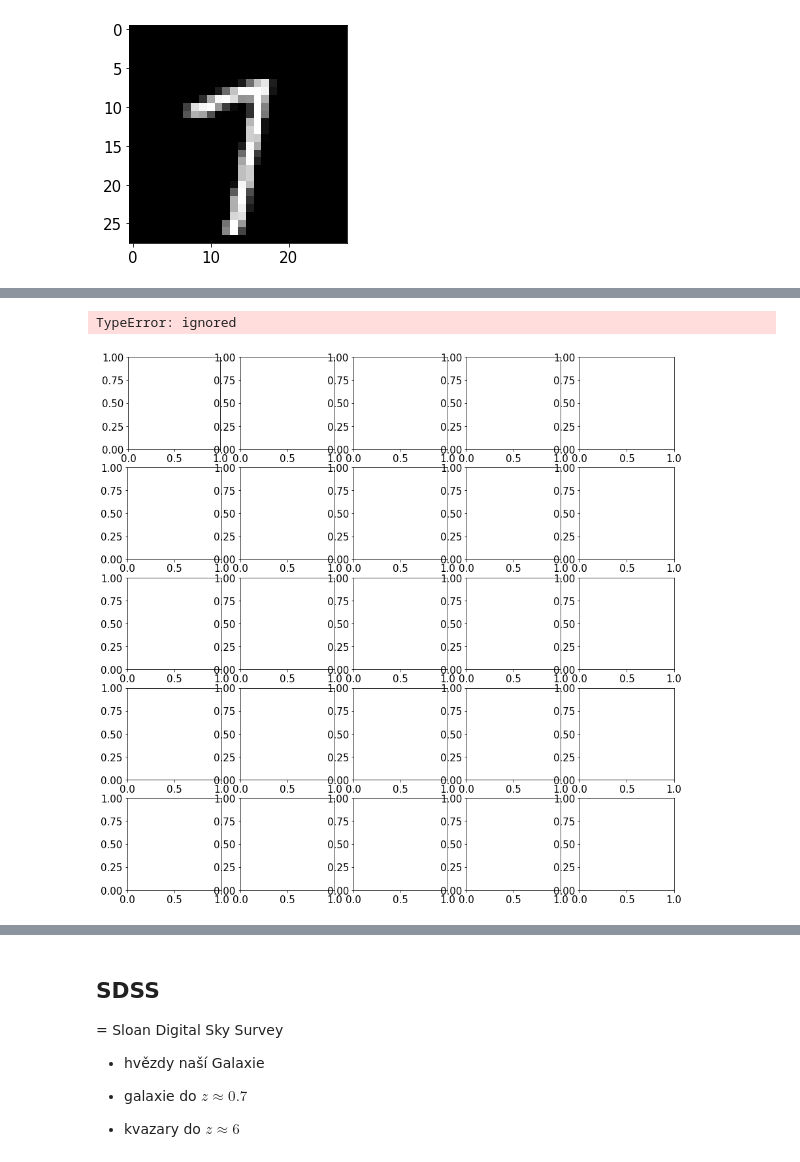
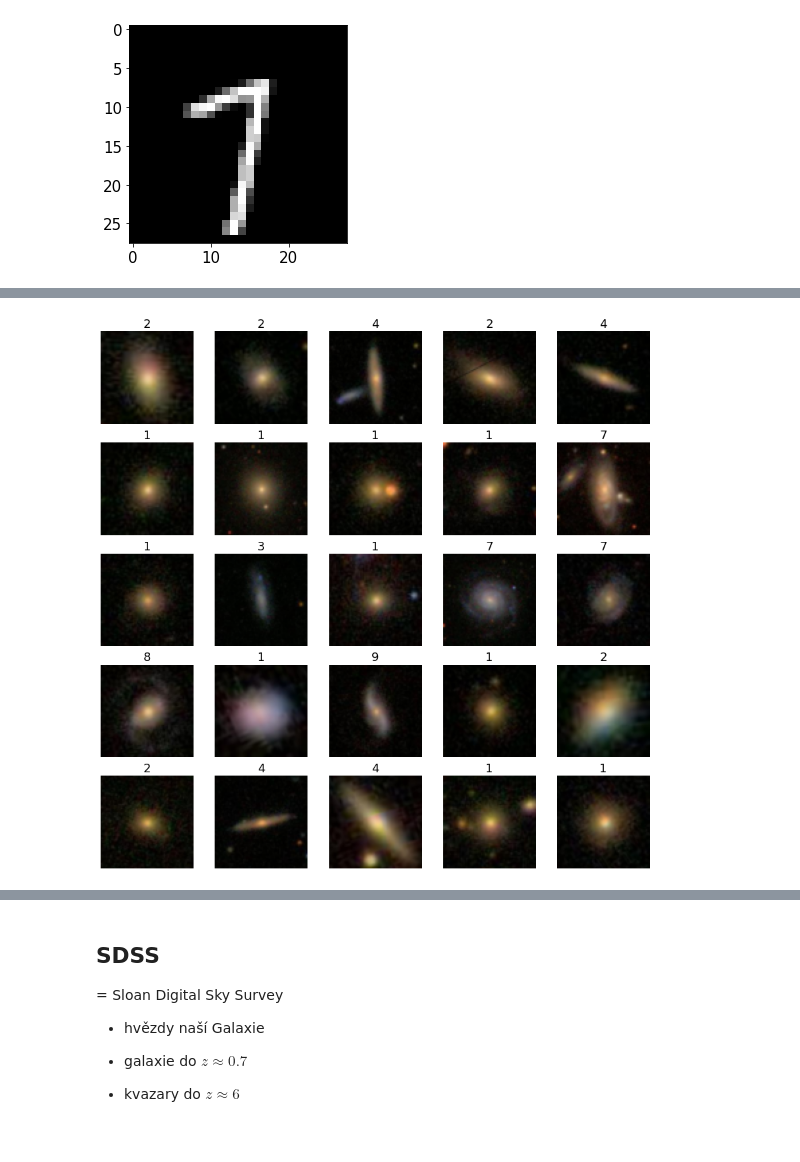
Before and after one commit to tomasplsek/AstroML, a Jupyter notebook: 02_decision_tree.ipynb, the cells around one changed output, grey strips where cells are left out. Saved outputs shown, nothing was run; the diff lists cells and outputs as text; code cells hidden in the pictures.

```diff
--- a/02_decision_tree.ipynb
+++ b/02_decision_tree.ipynb
@@ -167,11 +222,12 @@ from astroNN.datasets import load_galaxy10
 # %%
 fig, axs = plt.subplots(5,5, figsize=(15,15))
 
 n = 0
 for i in range(5):
     for j in range(5):
+        axs[i,j].set_title(y[n])
         axs[i,j].imshow(X[n])
+        axs[i,j].axis("off")
         n += 1
 # %% [output]
-TypeError: ignored
-[figure, old version]
+[figure, new version]
```
Also changed, not shown: parts of 12 cells of this notebook.
